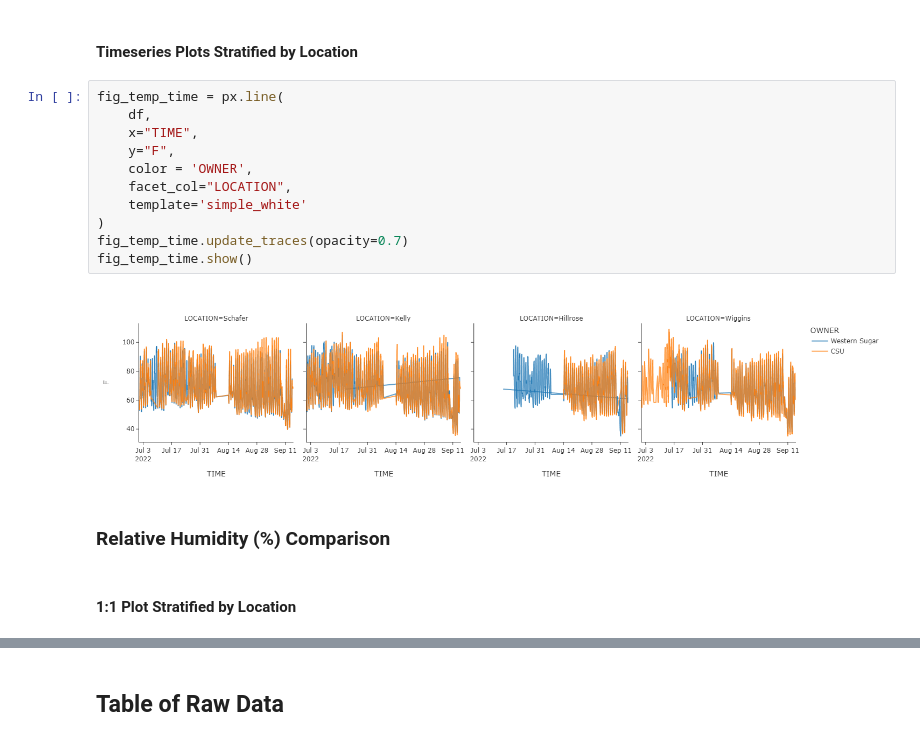
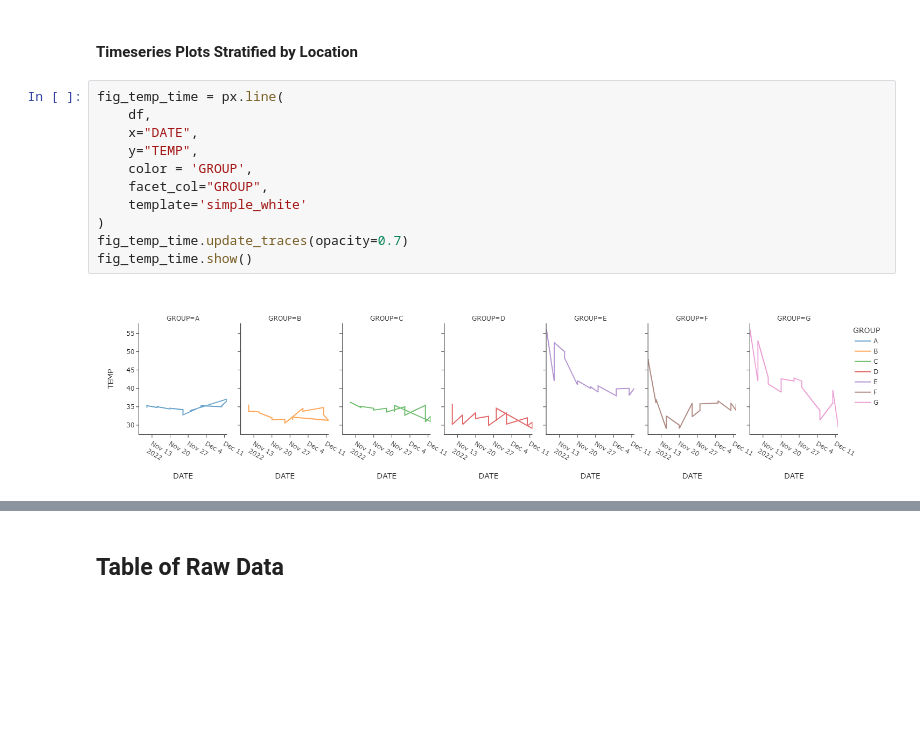
Before and after one commit to ansleybrown1337/pile-temp-sensor-comparison, a Jupyter notebook: Code/sensor_comparison.ipynb, the cells around one changed output, grey strips where cells are left out. Saved outputs shown, nothing was run; the diff lists cells and outputs as text; blank space fills up the shorter version.

```diff
--- a/Code/sensor_comparison.ipynb
+++ b/Code/sensor_comparison.ipynb
@@ -135,17 +134,13 @@ The mean RMSE over all locations is +/- 3.02 Farenheit
 # %%
 fig_temp_time = px.line(
     df,
-    x="TIME",
-    y="F",
-    color = 'OWNER',
-    facet_col="LOCATION",
+    x="DATE",
+    y="TEMP",
+    color = 'GROUP',
+    facet_col="GROUP",
     template='simple_white'
 )
 fig_temp_time.update_traces(opacity=0.7)
 fig_temp_time.show()
 # %% [output]
-[figure, old version]
+[figure, new version]
-# %% [markdown]
-### Relative Humidity (%) Comparison <a name="rh"></a>
-# %% [markdown]
-#### 1:1 Plot Stratified by Location
```
Also changed, not shown: parts of 13 cells of this notebook, 1 other file.
